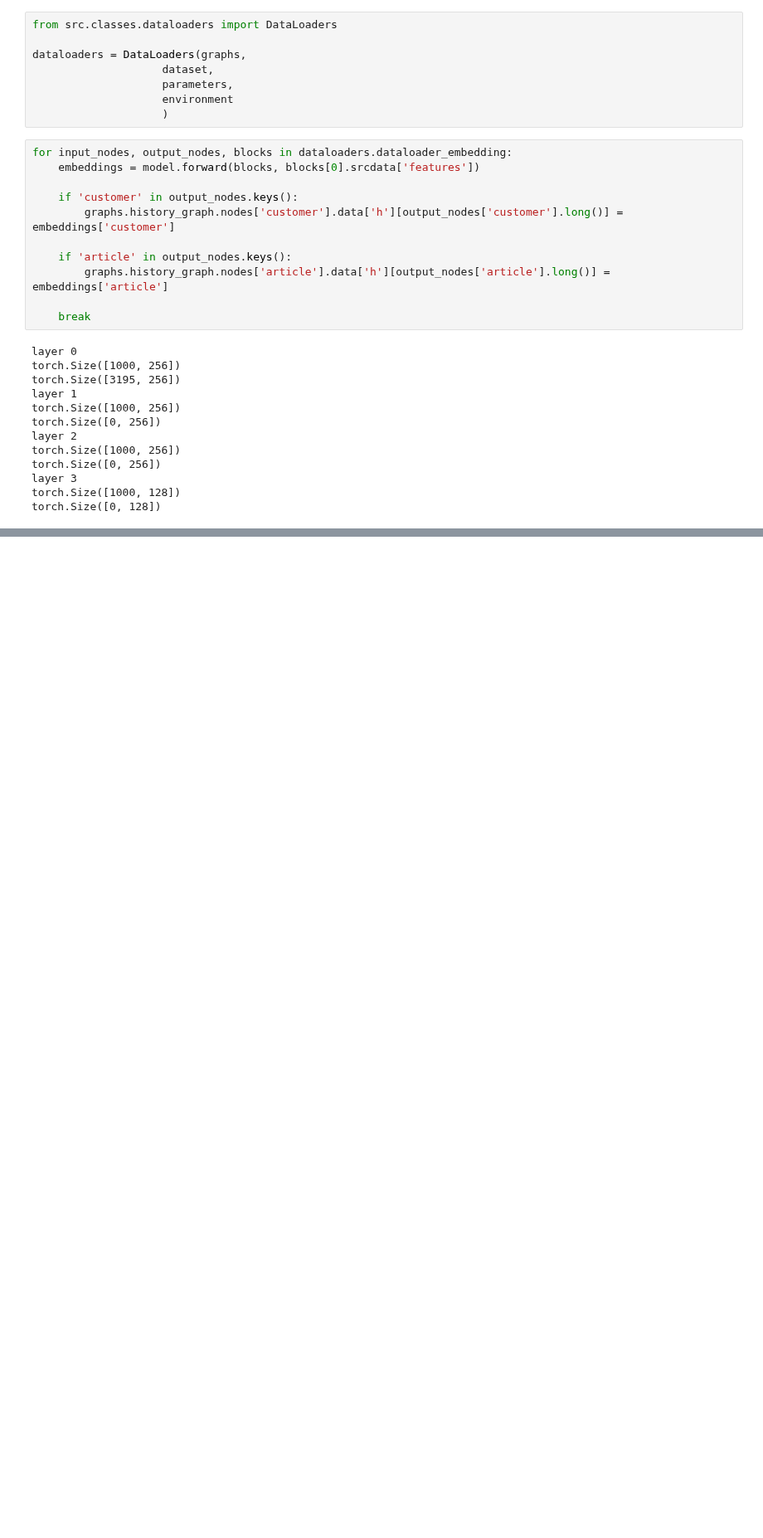
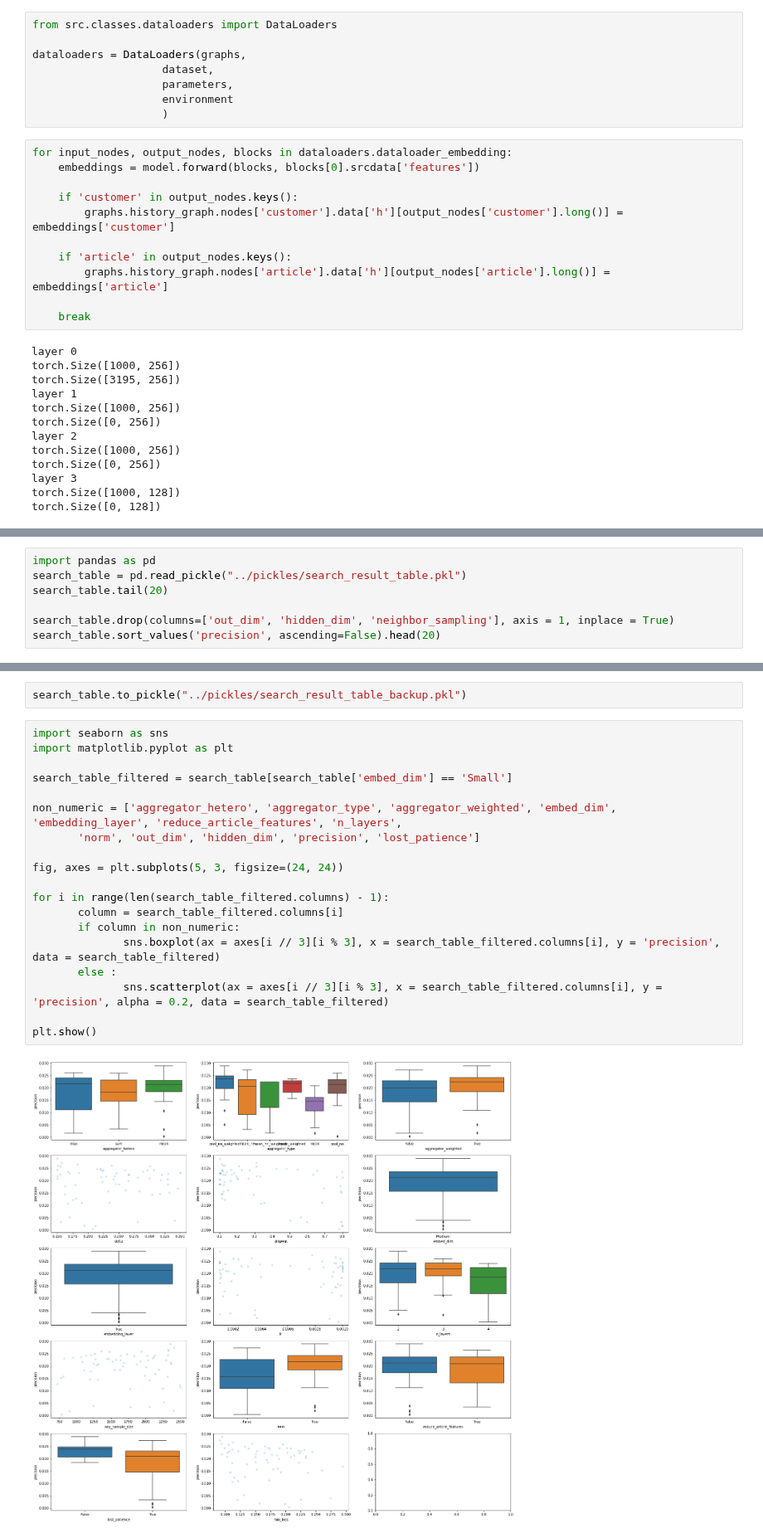
Before and after one commit to treb93/pyhm, a Jupyter notebook: gnn/debug.ipynb, the cells around one changed output, grey strips where cells are left out. Shown at 83% size. Drawn from its saved outputs; the diff is of its cells as text; blank space fills up the shorter version.

Commit message:
GNN - HP search OK

```diff
--- a/gnn/debug.ipynb
+++ b/gnn/debug.ipynb
@@ -347,0 +557,7 @@ torch.Size([0, 128])
+# %%
+import pandas as pd
+search_table = pd.read_pickle("../pickles/search_result_table.pkl")
+search_table.tail(20)
+
+search_table.drop(columns=['out_dim', 'hidden_dim', 'neighbor_sampling'], axis = 1, inplace = True)
+search_table.sort_values('precision', ascending=False).head(20)
@@ -347,0 +591,23 @@ torch.Size([0, 128])
+# %%
+search_table.to_pickle("../pickles/search_result_table_backup.pkl")
+# %%
+import seaborn as sns
+import matplotlib.pyplot as plt
+
+search_table_filtered = search_table[search_table['embed_dim'] == 'Small']
+
+non_numeric = ['aggregator_hetero', 'aggregator_type', 'aggregator_weighted', 'embed_dim', 'embedding_layer', 'reduce_article_features', 'n_layers',
+       'norm', 'out_dim', 'hidden_dim', 'precision', 'lost_patience']
+
+fig, axes = plt.subplots(5, 3, figsize=(24, 24))
+
+for i in range(len(search_table_filtered.columns) - 1):
+       column = search_table_filtered.columns[i]
+       if column in non_numeric:
+              sns.boxplot(ax = axes[i // 3][i % 3], x = search_table_filtered.columns[i], y = 'precision',  data = search_table_filtered)
+       else :
+              sns.scatterplot(ax = axes[i // 3][i % 3], x = search_table_filtered.columns[i], y = 'precision', alpha = 0.2, data = search_table_filtered)
+
+plt.show()
+# %% [output]
+[figure, added]
```
Also changed, not shown: parts of 40 cells of this notebook, 19 other files.
